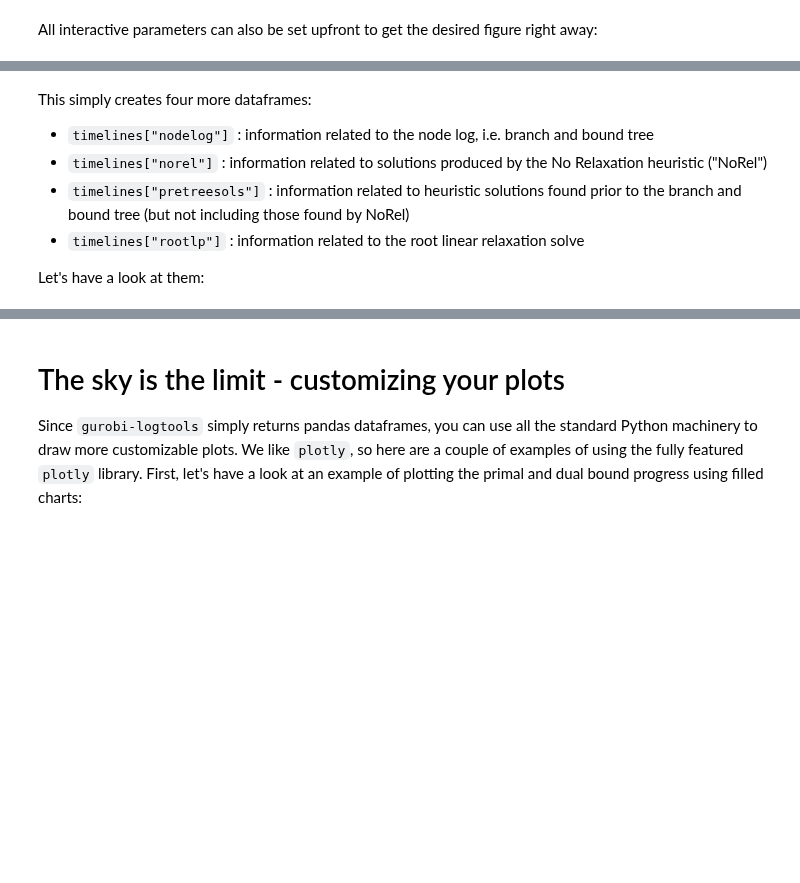
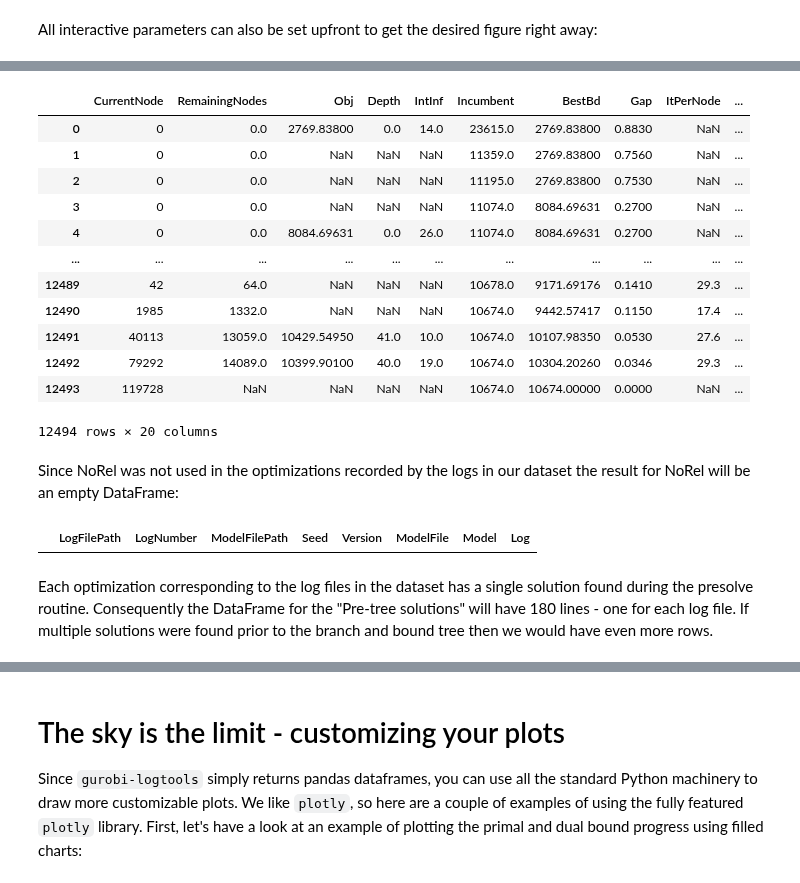
Before and after one commit to Gurobi/gurobi-logtools, a Jupyter notebook: gurobi-logtools.ipynb, the cells around one changed output, grey strips where cells are left out. Cells and saved outputs as stored; diff of their text form; code cells hidden in the pictures; blank space fills up the shorter version.

```diff
--- a/gurobi-logtools.ipynb
+++ b/gurobi-logtools.ipynb
@@ -56,3 +90,8 @@ While it's nice to parse a single log file into a dataframe, `gurobi-logtools` r
 # %%
-summary = glt.parse("data/912*.log").summary()
+results = glt.parse([
+    "data/1003*.log",
+    "data/1202*.log",
+])
+
+summary = results.summary()
 # %% [markdown]
@@ -84,10 +159,16 @@ So far, we only worked with the "final" results of the log file, e.g. runtime, M
 # %%
-results = glt.parse("data/912*.log")
+results.progress("nodelog")
+# %% [output]
+|  | CurrentNode | RemainingNodes | Obj | Depth | IntInf | Incumbent | BestBd | Gap | ItPerNode | ... |
+| 0 | 0 | 0.0 | 2769.83800 | 0.0 | 14.0 | 23615.0 | 2769.83800 | 0.8830 | NaN | ... |
+| 1 | 0 | 0.0 | NaN | NaN | NaN | 11359.0 | 2769.83800 | 0.7560 | NaN | ... |
+| 2 | 0 | 0.0 | NaN | NaN | NaN | 11195.0 | 2769.83800 | 0.7530 | NaN | ... |
+| 3 | 0 | 0.0 | NaN | NaN | NaN | 11074.0 | 8084.69631 | 0.2700 | NaN | ... |
+| 4 | 0 | 0.0 | 8084.69631 | 0.0 | 26.0 | 11074.0 | 8084.69631 | 0.2700 | NaN | ... |
+| ... | ... | ... | ... | ... | ... | ... | ... | ... | ... | ... |
+| 12489 | 42 | 64.0 | NaN | NaN | NaN | 10678.0 | 9171.69176 | 0.1410 | 29.3 | ... |
+| 12490 | 1985 | 1332.0 | NaN | NaN | NaN | 10674.0 | 9442.57417 | 0.1150 | 17.4 | ... |
+| 12491 | 40113 | 13059.0 | 10429.54950 | 41.0 | 10.0 | 10674.0 | 10107.98350 | 0.0530 | 27.6 | ... |
+| 12492 | 79292 | 14089.0 | 10399.90100 | 40.0 | 19.0 | 10674.0 | 10304.20260 | 0.0346 | 29.3 | ... |
+| 12493 | 119728 | NaN | NaN | NaN | NaN | 10674.0 | 10674.00000 | 0.0000 | NaN | ... |
+12494 rows × 20 columns
-# %% [markdown]
-This simply creates four more dataframes:
-- `timelines["nodelog"]` : information related to the node log, i.e. branch and bound tree
-- `timelines["norel"]` : information related to solutions produced by the No Relaxation heuristic ("NoRel")
-- `timelines["pretreesols"]` : information related to heuristic solutions found prior to the branch and bound tree (but not including those found by NoRel)
-- `timelines["rootlp"]` : information related to the root linear relaxation solve
-
-Let's have a look at them:
@@ -96,5 +175,10 @@ results.progress("nodelog")
+# %% [markdown]
+Since NoRel was not used in the optimizations recorded by the logs in our dataset the result for NoRel will be an empty DataFrame:
 # %%
-# empty dataframe, since the No Relaxation heuristic was not used
 results.progress("norel")
+# %% [output]
+|  | LogFilePath | LogNumber | ModelFilePath | Seed | Version | ModelFile | Model | Log |
+# %% [markdown]
+Each optimization corresponding to the log files in the dataset has a single solution found during the presolve routine.  Consequently the DataFrame for the "Pre-tree solutions" will have 180 lines - one for each log file.  If multiple solutions were found prior to the branch and bound tree then we would have even more rows.
 # %%
 results.progress("pretreesols")
```
Also changed, not shown: parts of 28 cells of this notebook, 3 other files.
